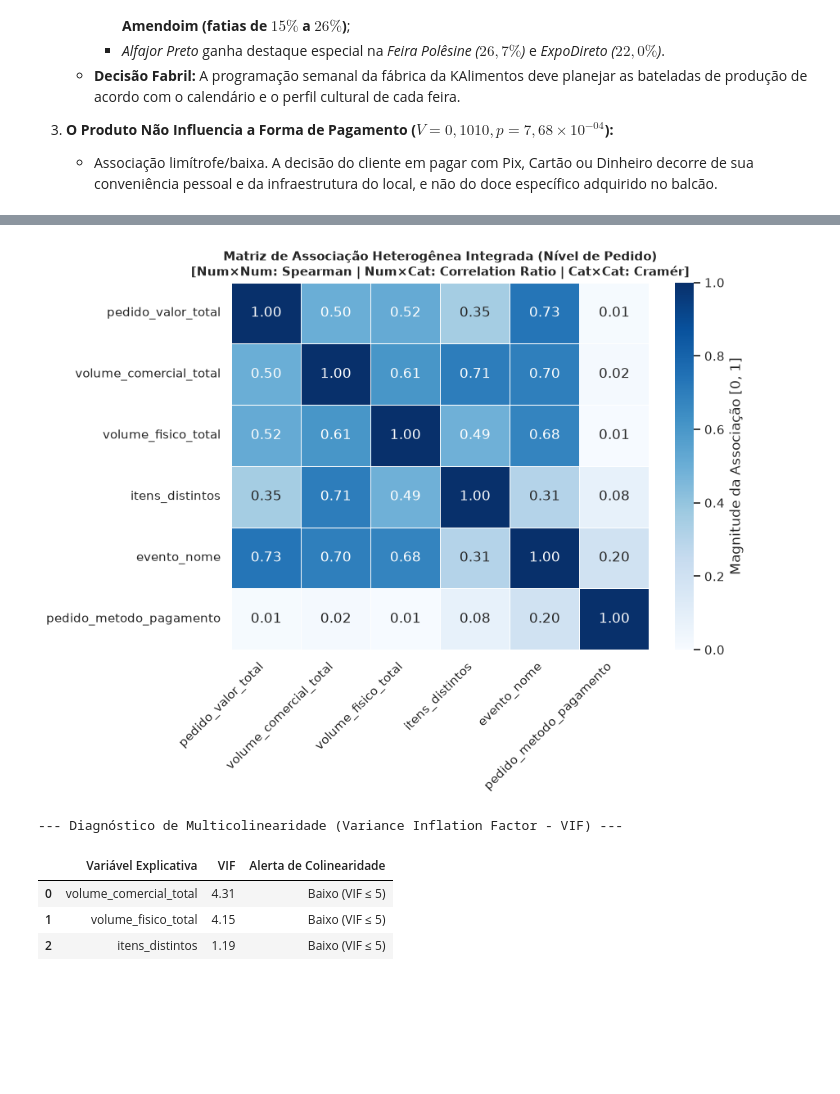
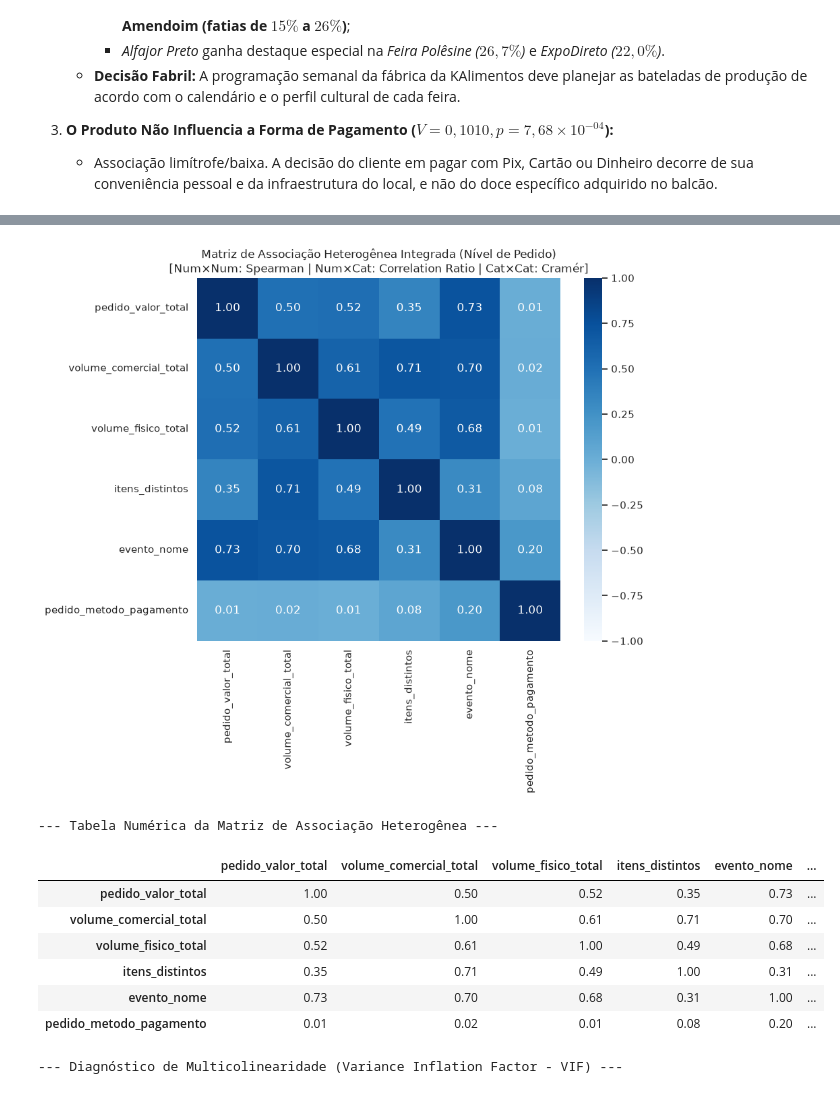
Before and after one commit to SIS-AMF/2026-2_trablho-g1-cd-ai2, a Jupyter notebook: main.ipynb, the cells around one changed output, grey strips where cells are left out. Cells and saved outputs as stored; diff of their text form; code cells hidden in the pictures; blank space fills up the shorter version.

Commit message:
refactor(eda): alinhar secao 7.3 com dython nativo e sintetizar markdown de conclusao

```diff
--- a/main.ipynb
+++ b/main.ipynb
@@ -1818,10 +1802,10 @@ import matplotlib.pyplot as plt
 import seaborn as sns
 from statsmodels.stats.outliers_influence import variance_inflation_factor
 from sklearn.feature_selection import mutual_info_regression
-from dython.nominal import correlation_ratio, cramers_v
+from dython import nominal
 
 # ==============================================================================
-# 1. CONSTRUÇÃO DA MATRIZ DE ASSOCIAÇÃO HETEROGÊNEA (NÍVEL DE PEDIDO, n = 2.457)
+# 1. MATRIZ DE ASSOCIAÇÃO HETEROGÊNEA INTEGRADA (Citação: carros.ipynb, Cell 26)
 # ==============================================================================
 variaveis_analise = [
     'pedido_valor_total',
@@ -1833,53 +1817,22 @@ variaveis_analise = [
 ]
 
 df_matriz = df_pedidos[variaveis_analise].copy()
-colunas = df_matriz.columns
-n_vars = len(colunas)
-matriz_heterogenea = pd.DataFrame(np.zeros((n_vars, n_vars)), index=colunas, columns=colunas)
 
-for i, col1 in enumerate(colunas):
-    for j, col2 in enumerate(colunas):
-        if i == j:
-            matriz_heterogenea.iloc[i, j] = 1.0
-        else:
-            tipo1_num = pd.api.types.is_numeric_dtype(df_matriz[col1])
-            tipo2_num = pd.api.types.is_numeric_dtype(df_matriz[col2])
+# Cálculo e plotagem direta via dython (Spearman + Correlation Ratio + Cramér's V)
+res_assoc = nominal.associations(
+    df_matriz,
+    num_num_assoc='spearman',
+    cramers_v_bias_correction=False,
+    cmap='Blues',
+    vmin=0.0,
+    vmax=1.0,
+    figsize=(9, 7),
+    title='Matriz de Associação Heterogênea Integrada (Nível de Pedido)\n[Num×Num: Spearman | Num×Cat: Correlation Ratio | Cat×Cat: Cramér]'
+)
 
-            # Caso 1: Numérica × Numérica -> Spearman (ρ)
-            if tipo1_num and tipo2_num:
-                rho, _ = stats.spearmanr(df_matriz[col1], df_matriz[col2])
-                matriz_heterogenea.iloc[i, j] = abs(float(rho)) # Magnitude da associação
-
-            # Caso 2: Numérica × Categórica -> Correlation Ratio (η)
-            elif tipo1_num and not tipo2_num:
-                eta = correlation_ratio(df_matriz[col2], df_matriz[col1])
-                matriz_heterogenea.iloc[i, j] = float(eta)
-            elif not tipo1_num and tipo2_num:
-                eta = correlation_ratio(df_matriz[col1], df_matriz[col2])
-                matriz_heterogenea.iloc[i, j] = float(eta)
-
-            # Caso 3: Categórica × Categórica -> V de Cramér (V)
-            else:
-                v = cramers_v(df_matriz[col1], df_matriz[col2], bias_correction=False)
-                matriz_heterogenea.iloc[i, j] = float(v)
-
-# Visualização em Heatmap Consolidado
-plt.figure(figsize=(9, 7))
-sns.heatmap(
-    matriz_heterogenea,
-    annot=True,
-    fmt='.2f',
-    cmap='Blues',
-    vmin=0,
-    vmax=1,
-    linewidths=0.5,
-    cbar_kws={'label': 'Magnitude da Associação [0, 1]'}
-)
-plt.title('Matriz de Associação Heterogênea Integrada (Nível de Pedido)\n[Num×Num: Spearman | Num×Cat: Correlation Ratio | Cat×Cat: Cramér]', fontsize=11, fontweight='bold')
-plt.xticks(rotation=45, ha='right')
-plt.yticks(rotation=0)
-plt.tight_layout()
-plt.show()
+# Exibição tabular da matriz de associação (Citação: carros.ipynb, Cell 26)
+print("--- Tabela Numérica da Matriz de Associação Heterogênea ---")
+display(res_assoc['corr'].round(2))
 
 # ==============================================================================
 # 2. DIAGNÓSTICO DE MULTICOLINEARIDADE (VIF - VARIANCE INFLATION FACTOR)
@@ -1901,36 +1854,40 @@ display(vif_data.round(2))
 # 3. RANKING DE INFORMAÇÃO MÚTUA (MUTUAL INFORMATION REGRESSION)
 # ==============================================================================
 # Citação: carros.ipynb, Cells 27-30 e Estatistica.pptx, Slides 100-102
 # Codificação de variáveis dummy para as variáveis categóricas
 X_mi = pd.get_dummies(df_pedidos[['evento_nome', 'pedido_metodo_pagamento']], drop_first=True)
 X_mi['volume_comercial_total'] = df_pedidos['volume_comercial_total']
 X_mi['itens_distintos'] = df_pedidos['itens_distintos']
 y_mi = df_pedidos['pedido_valor_total']
 
 mi_scores = mutual_info_regression(X_mi, y_mi, random_state=42)
 df_mi = pd.Series(mi_scores, index=X_mi.columns).sort_values(ascending=False).head(10).reset_index()
 df_mi.columns = ['Feature', 'Mutual Information (I(X;Y))']
 
 # Gráfico de Barras Horizontal de Informação Mútua
 plt.figure(figsize=(10, 4.5))
 sns.barplot(
     data=df_mi,
     x='Mutual Information (I(X;Y))',
     y='Feature',
     palette='crest_r',
     hue='Feature',
     legend=False
 )
 plt.title('Top 10 Features por Informação Mútua em Relação a pedido_valor_total\n(Redução de Incerteza de Shannon em nats/bits)', fontsize=11, fontweight='bold')
 plt.xlabel('Informação Mútua (I(X;Y))')
 plt.ylabel('Atributo')
 plt.grid(axis='x', linestyle=':', alpha=0.6)
 plt.tight_layout()
 plt.show()
 # %% [output]
-[figure, old version]
+[figure, new version]
---- Diagnóstico de Multicolinearidade (Variance Inflation Factor - VIF) ---
+--- Tabela Numérica da Matriz de Associação Heterogênea ---
-|  | Variável Explicativa | VIF | Alerta de Colinearidade |
-| 0 | volume_comercial_total | 4.31 | Baixo (VIF ≤ 5) |
-| 1 | volume_fisico_total | 4.15 | Baixo (VIF ≤ 5) |
-| 2 | itens_distintos | 1.19 | Baixo (VIF ≤ 5) |
+|  | pedido_valor_total | volume_comercial_total | volume_fisico_total | itens_distintos | evento_nome | ... |
+| pedido_valor_total | 1.00 | 0.50 | 0.52 | 0.35 | 0.73 | ... |
+| volume_comercial_total | 0.50 | 1.00 | 0.61 | 0.71 | 0.70 | ... |
+| volume_fisico_total | 0.52 | 0.61 | 1.00 | 0.49 | 0.68 | ... |
+| itens_distintos | 0.35 | 0.71 | 0.49 | 1.00 | 0.31 | ... |
+| evento_nome | 0.73 | 0.70 | 0.68 | 0.31 | 1.00 | ... |
+| pedido_metodo_pagamento | 0.01 | 0.02 | 0.01 | 0.08 | 0.20 | ... |
+--- Diagnóstico de Multicolinearidade (Variance Inflation Factor - VIF) ---
```
Also changed, not shown: parts of 3 cells of this notebook.
